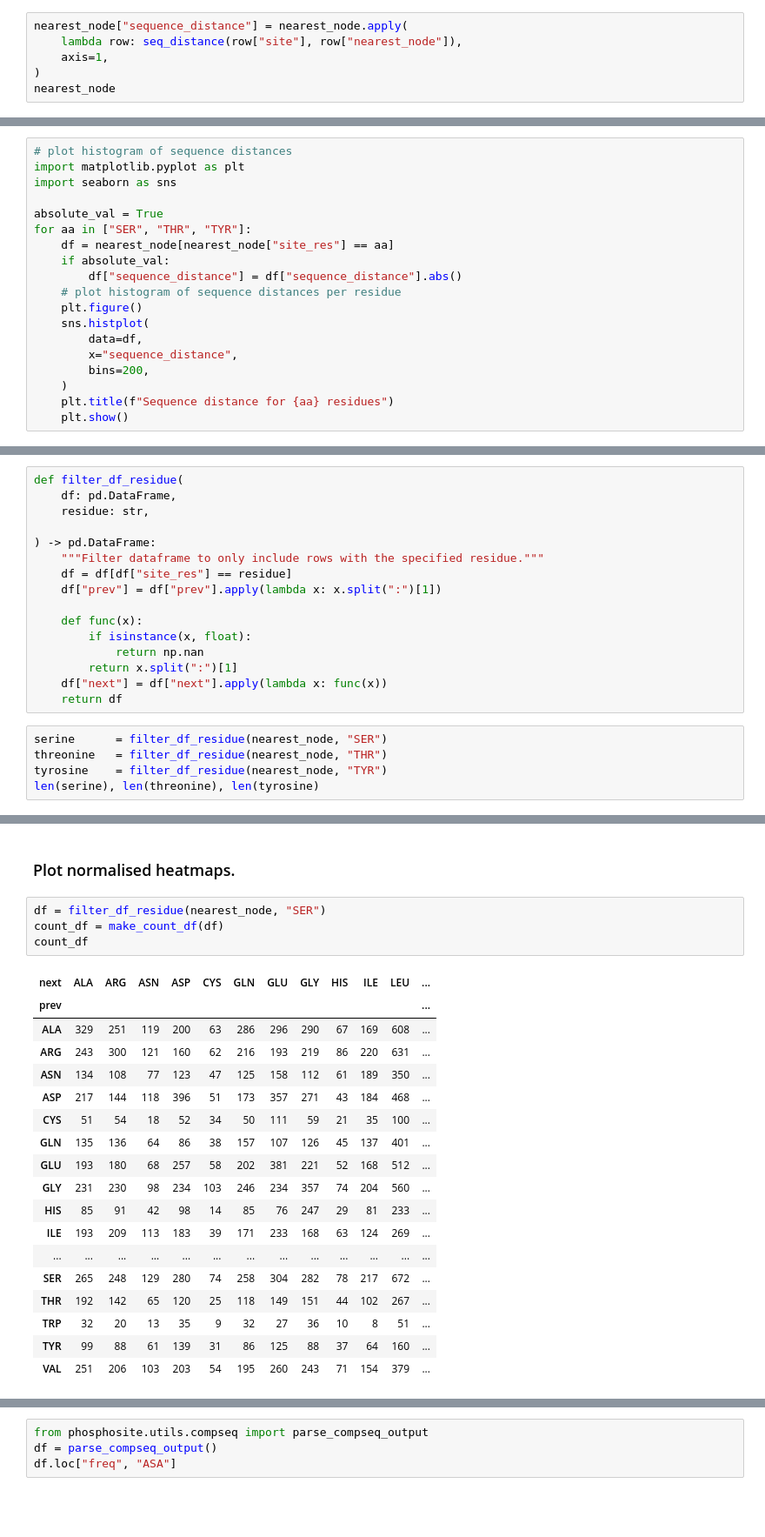
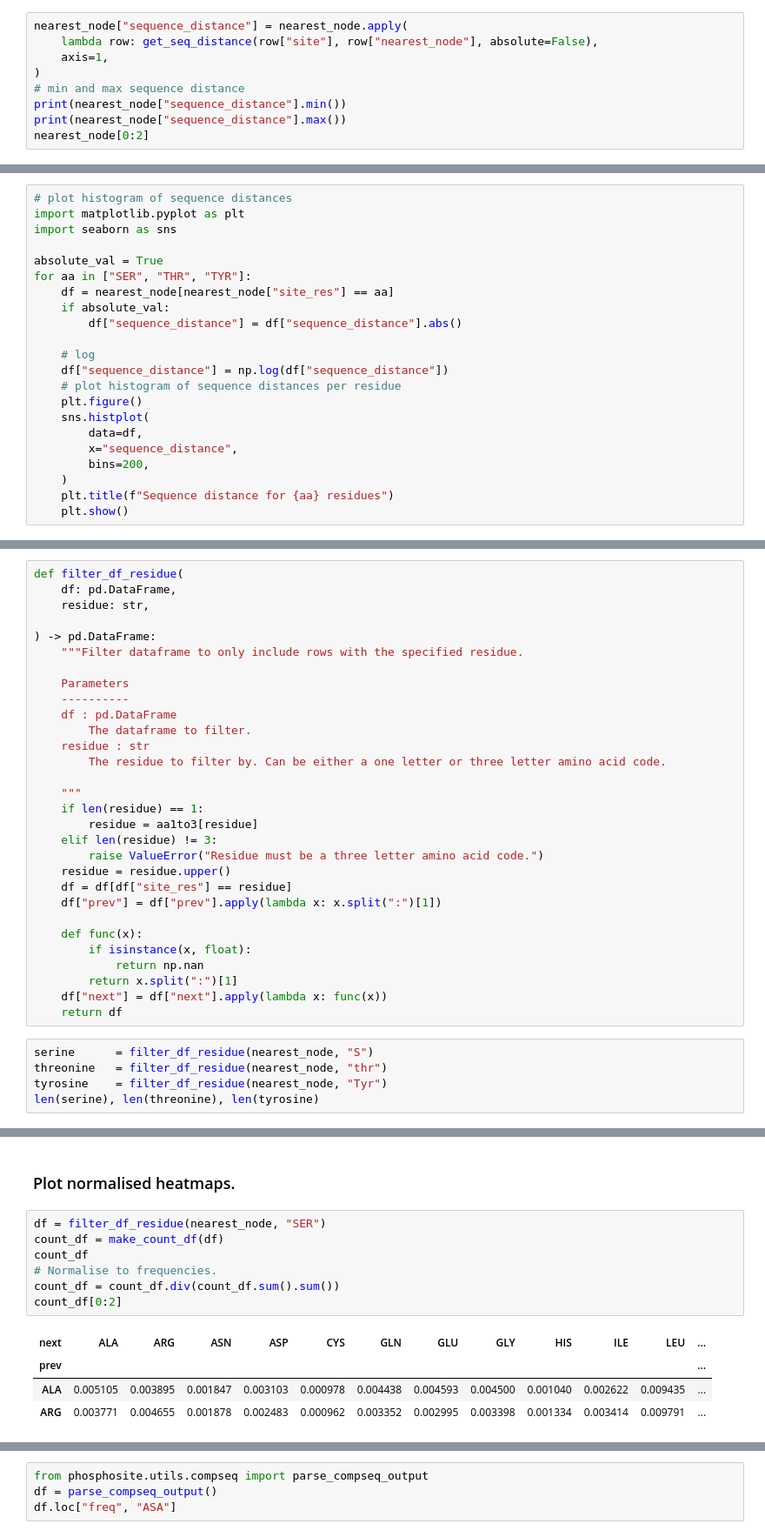
Before and after one commit to kamurani/phosphosite, a Jupyter notebook: notebooks/plot_motif.ipynb, the cells around one changed output, grey strips where cells are left out. Shown at 87% size. Cells and saved outputs as stored; diff of their text form; blank space fills up the shorter version.

```diff
--- a/notebooks/plot_motif.ipynb
+++ b/notebooks/plot_motif.ipynb
@@ -116,7 +109,10 @@ def seq_distance(
 # %%
 nearest_node["sequence_distance"] = nearest_node.apply(
-    lambda row: seq_distance(row["site"], row["nearest_node"]),
+    lambda row: get_seq_distance(row["site"], row["nearest_node"], absolute=False),
     axis=1,
 )
-nearest_node
+# min and max sequence distance
+print(nearest_node["sequence_distance"].min())
+print(nearest_node["sequence_distance"].max())
+nearest_node[0:2]
 # %% [output]
@@ -150,6 +131,9 @@ for aa in ["SER", "THR", "TYR"]:
     df = nearest_node[nearest_node["site_res"] == aa]
     if absolute_val:
         df["sequence_distance"] = df["sequence_distance"].abs()
+
+    # log
+    df["sequence_distance"] = np.log(df["sequence_distance"])
     # plot histogram of sequence distances per residue
     plt.figure()
     sns.histplot(
@@ -169,7 +168,21 @@ def filter_df_residue(
     residue: str,
 
 ) -> pd.DataFrame:
-    """Filter dataframe to only include rows with the specified residue."""
+    """Filter dataframe to only include rows with the specified residue.
+
+    Parameters
+    ----------
+    df : pd.DataFrame
+        The dataframe to filter.
+    residue : str
+        The residue to filter by. Can be either a one letter or three letter amino acid code.
+
+    """
+    if len(residue) == 1:
+        residue = aa1to3[residue]
+    elif len(residue) != 3:
+        raise ValueError("Residue must be a three letter amino acid code.")
+    residue = residue.upper()
     df = df[df["site_res"] == residue]
     df["prev"] = df["prev"].apply(lambda x: x.split(":")[1])
 
@@ -180,9 +193,9 @@ def filter_df_residue(
     df["next"] = df["next"].apply(lambda x: func(x))
     return df
 # %%
-serine      = filter_df_residue(nearest_node, "SER")
-threonine   = filter_df_residue(nearest_node, "THR")
-tyrosine    = filter_df_residue(nearest_node, "TYR")
+serine      = filter_df_residue(nearest_node, "S")
+threonine   = filter_df_residue(nearest_node, "thr")
+tyrosine    = filter_df_residue(nearest_node, "Tyr")
 len(serine), len(threonine), len(tyrosine)
 # %% [output]
 (64551, 33350, 28859)
@@ -444,23 +372,12 @@ for site in ["SER", "THR", "TYR"]:
 # %%
 df = filter_df_residue(nearest_node, "SER")
 count_df = make_count_df(df)
 count_df
+# Normalise to frequencies.
+count_df = count_df.div(count_df.sum().sum())
+count_df[0:2]
 # %% [output]
 | next | ALA | ARG | ASN | ASP | CYS | GLN | GLU | GLY | HIS | ILE | LEU | ... |
 | prev |  |  |  |  |  |  |  |  |  |  |  | ... |
-| ALA | 329 | 251 | 119 | 200 | 63 | 286 | 296 | 290 | 67 | 169 | 608 | ... |
-| ARG | 243 | 300 | 121 | 160 | 62 | 216 | 193 | 219 | 86 | 220 | 631 | ... |
-| ASN | 134 | 108 | 77 | 123 | 47 | 125 | 158 | 112 | 61 | 189 | 350 | ... |
-| ASP | 217 | 144 | 118 | 396 | 51 | 173 | 357 | 271 | 43 | 184 | 468 | ... |
-| CYS | 51 | 54 | 18 | 52 | 34 | 50 | 111 | 59 | 21 | 35 | 100 | ... |
-| GLN | 135 | 136 | 64 | 86 | 38 | 157 | 107 | 126 | 45 | 137 | 401 | ... |
-| GLU | 193 | 180 | 68 | 257 | 58 | 202 | 381 | 221 | 52 | 168 | 512 | ... |
-| GLY | 231 | 230 | 98 | 234 | 103 | 246 | 234 | 357 | 74 | 204 | 560 | ... |
-| HIS | 85 | 91 | 42 | 98 | 14 | 85 | 76 | 247 | 29 | 81 | 233 | ... |
-| ILE | 193 | 209 | 113 | 183 | 39 | 171 | 233 | 168 | 63 | 124 | 269 | ... |
-| ... | ... | ... | ... | ... | ... | ... | ... | ... | ... | ... | ... | ... |
-| SER | 265 | 248 | 129 | 280 | 74 | 258 | 304 | 282 | 78 | 217 | 672 | ... |
-| THR | 192 | 142 | 65 | 120 | 25 | 118 | 149 | 151 | 44 | 102 | 267 | ... |
-| TRP | 32 | 20 | 13 | 35 | 9 | 32 | 27 | 36 | 10 | 8 | 51 | ... |
-| TYR | 99 | 88 | 61 | 139 | 31 | 86 | 125 | 88 | 37 | 64 | 160 | ... |
-| VAL | 251 | 206 | 103 | 203 | 54 | 195 | 260 | 243 | 71 | 154 | 379 | ... |
+| ALA | 0.005105 | 0.003895 | 0.001847 | 0.003103 | 0.000978 | 0.004438 | 0.004593 | 0.004500 | 0.001040 | 0.002622 | 0.009435 | ... |
+| ARG | 0.003771 | 0.004655 | 0.001878 | 0.002483 | 0.000962 | 0.003352 | 0.002995 | 0.003398 | 0.001334 | 0.003414 | 0.009791 | ... |
```
Also changed, not shown: parts of 44 cells of this notebook, 4 other files.
